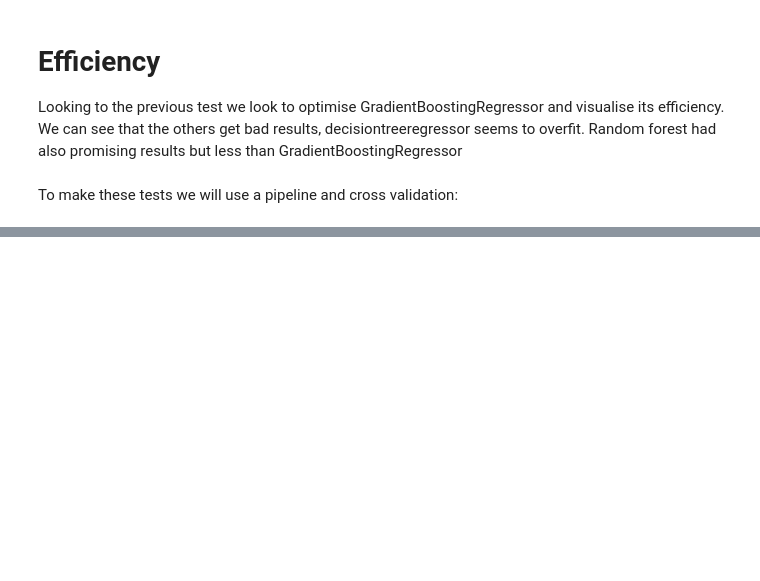
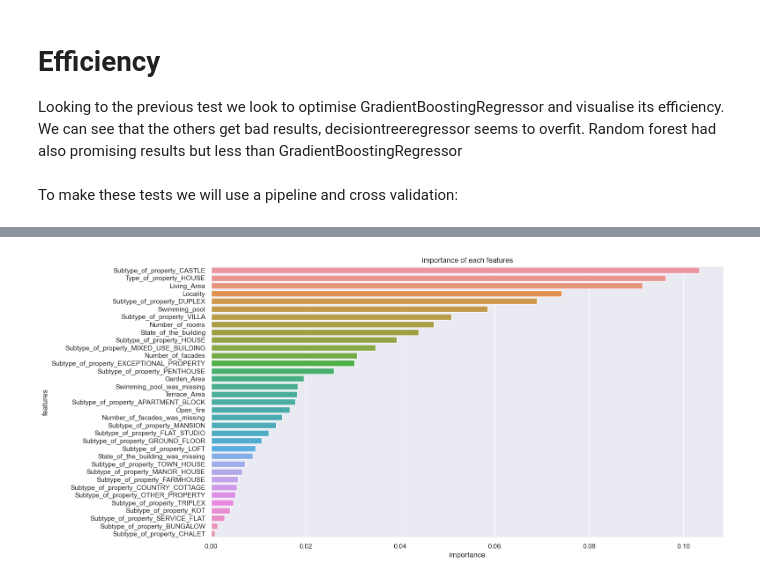
Before and after one commit to Minijump/real-estate-price-prediction, a Jupyter notebook: model_training/model.ipynb, the cells around one changed output, grey strips where cells are left out. Saved outputs shown, nothing was run; the diff lists cells and outputs as text; code cells hidden in the pictures; blank space fills up the shorter version.

```diff
--- a/model_training/model.ipynb
+++ b/model_training/model.ipynb
@@ -284,3 +299,17 @@ Standard Deviation: 0.017
+# %%
+import numpy as np
+
+# Sort feature importances in descending order
+sorted_idx = np.argsort(model.feature_importances_)[::-1]
+
+sns.set(rc={'figure.figsize':(15,8)})
+sns.barplot(x=model.feature_importances_[sorted_idx], y=X_train.columns[sorted_idx], orient='h')
+plt.xlabel('importance')
+plt.ylabel('features')
+plt.title('importance of each features')
+plt.show()
+# %% [output]
+[figure, added]
 # %%
 import matplotlib.pyplot as plt
 import seaborn as sns
```
Also changed, not shown: parts of 6 cells of this notebook, 5 other files.
